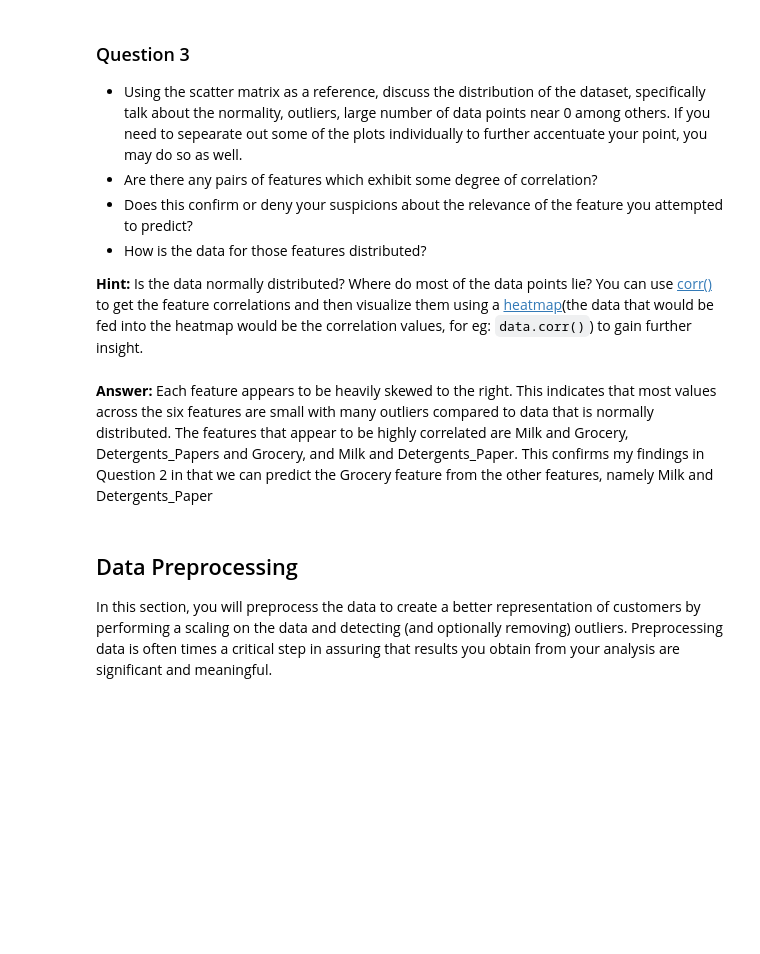
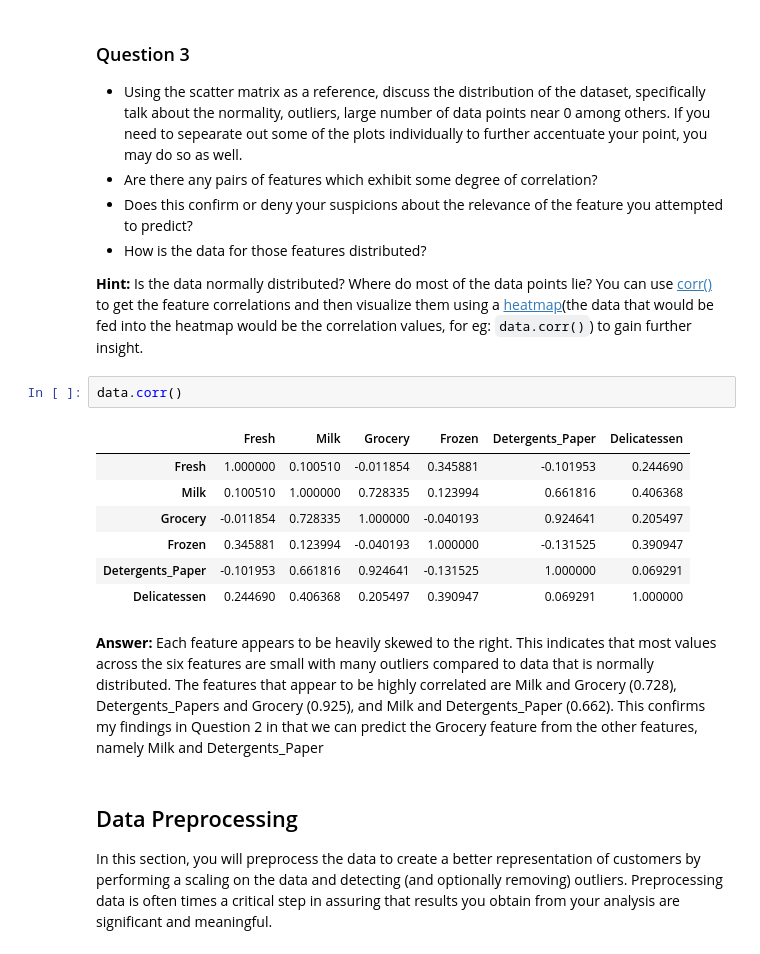
Before and after one commit to palpen/udacity_ml_engineer_projects, a Jupyter notebook: customer_segments/customer_segments.ipynb, the cells around one changed output. Drawn from its saved outputs; the diff is of its cells as text; blank space fills up the shorter version.

```diff
--- a/customer_segments/customer_segments.ipynb
+++ b/customer_segments/customer_segments.ipynb
@@ -178,8 +186,18 @@ pd.scatter_matrix(data, alpha = 0.3, figsize = (14,8), diagonal = 'kde');
 * How is the data for those features distributed?
 
 **Hint:** Is the data normally distributed? Where do most of the data points lie? You can use [corr()](https://pandas.pydata.org/pandas-docs/stable/generated/pandas.DataFrame.corr.html) to get the feature correlations and then visualize them using a [heatmap](http://seaborn.pydata.org/generated/seaborn.heatmap.html)(the data that would be fed into the heatmap would be the correlation values, for eg: `data.corr()`) to gain further insight.
+# %%
+data.corr()
+# %% [output]
+|  | Fresh | Milk | Grocery | Frozen | Detergents_Paper | Delicatessen |
+| Fresh | 1.000000 | 0.100510 | -0.011854 | 0.345881 | -0.101953 | 0.244690 |
+| Milk | 0.100510 | 1.000000 | 0.728335 | 0.123994 | 0.661816 | 0.406368 |
+| Grocery | -0.011854 | 0.728335 | 1.000000 | -0.040193 | 0.924641 | 0.205497 |
+| Frozen | 0.345881 | 0.123994 | -0.040193 | 1.000000 | -0.131525 | 0.390947 |
+| Detergents_Paper | -0.101953 | 0.661816 | 0.924641 | -0.131525 | 1.000000 | 0.069291 |
+| Delicatessen | 0.244690 | 0.406368 | 0.205497 | 0.390947 | 0.069291 | 1.000000 |
 # %% [markdown]
-**Answer:** Each feature appears to be heavily skewed to the right. This indicates that most values across the six features are small with many outliers compared to data that is normally distributed. The features that appear to be highly correlated are Milk and Grocery, Detergents_Papers and Grocery, and Milk and Detergents_Paper. This confirms my findings in Question 2 in that we can predict the Grocery feature from the other features, namely Milk and Detergents_Paper
+**Answer:** Each feature appears to be heavily skewed to the right. This indicates that most values across the six features are small with many outliers compared to data that is normally distributed. The features that appear to be highly correlated are Milk and Grocery (0.728), Detergents_Papers and Grocery (0.925), and Milk and Detergents_Paper (0.662). This confirms my findings in Question 2 in that we can predict the Grocery feature from the other features, namely Milk and Detergents_Paper
 # %% [markdown]
 ## Data Preprocessing
 In this section, you will preprocess the data to create a better representation of customers by performing a scaling on the data and detecting (and optionally removing) outliers. Preprocessing data is often times a critical step in assuring that results you obtain from your analysis are significant and meaningful.
```
Also changed, not shown: parts of 3 cells of this notebook.
